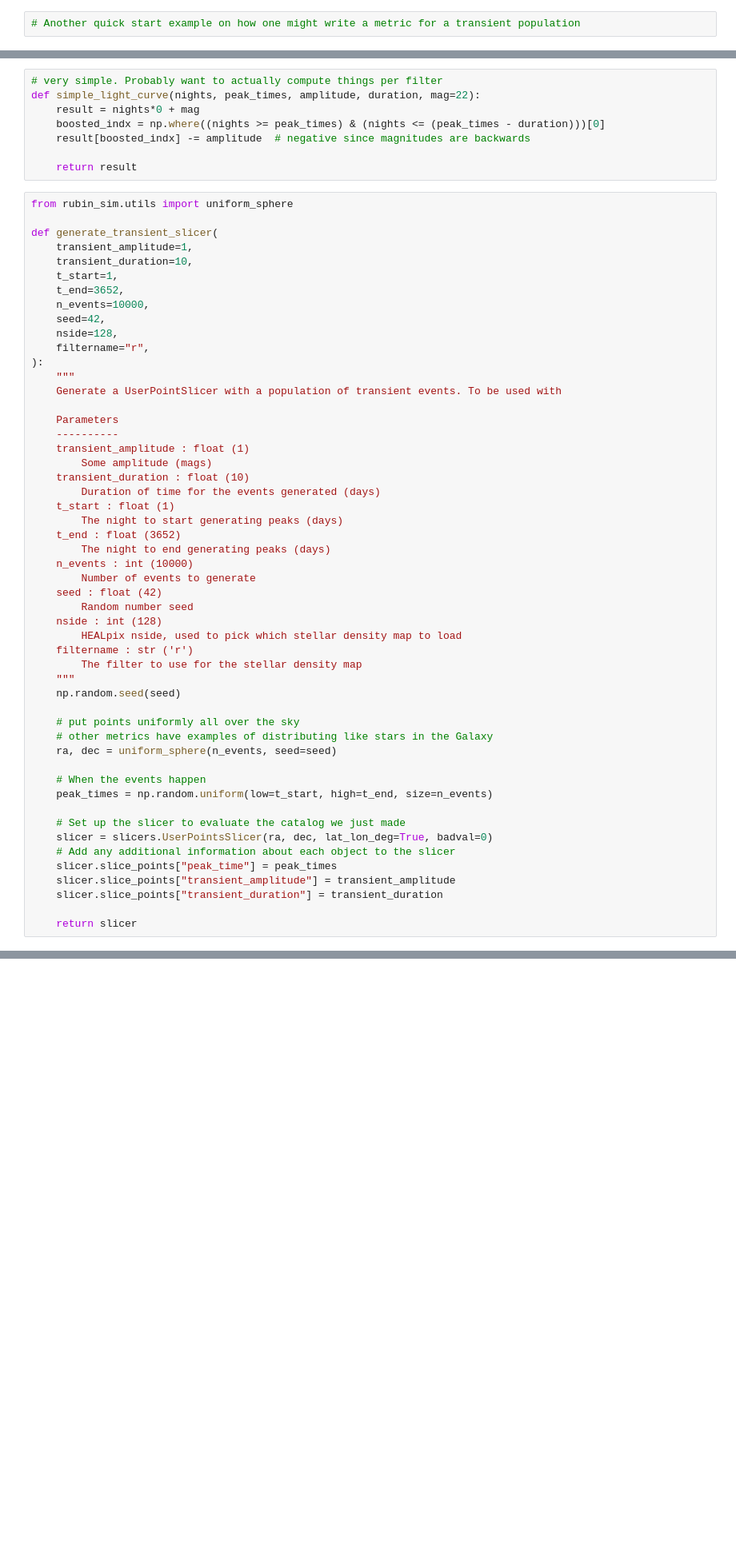
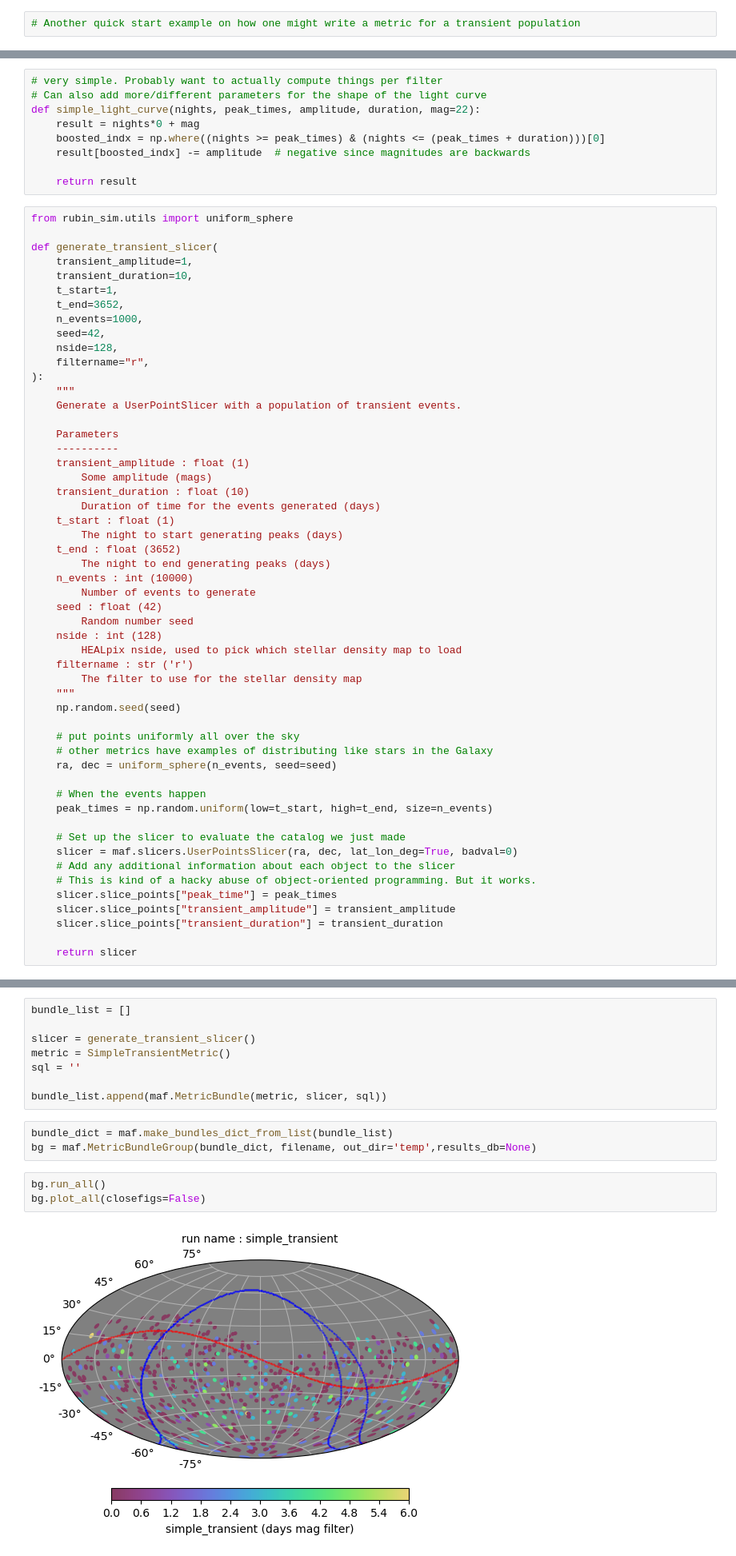
Before and after one commit to yoachim/22_Scratch, a Jupyter notebook: maf_quickstart/maf_pop_quickstart.ipynb, the cells around one changed output, grey strips where cells are left out. Shown at 80% size. Saved outputs shown, nothing was run; the diff lists cells and outputs as text; blank space fills up the shorter version.

```diff
--- a/maf_quickstart/maf_pop_quickstart.ipynb
+++ b/maf_quickstart/maf_pop_quickstart.ipynb
@@ -18,9 +18,10 @@ filename = get_baseline()
 run_name = filename.replace('.db', '')
 # %%
 # very simple. Probably want to actually compute things per filter
+# Can also add more/different parameters for the shape of the light curve
 def simple_light_curve(nights, peak_times, amplitude, duration, mag=22):
     result = nights*0 + mag
-    boosted_indx = np.where((nights >= peak_times) & (nights <= (peak_times - duration)))[0]
+    boosted_indx = np.where((nights >= peak_times) & (nights <= (peak_times + duration)))[0]
     result[boosted_indx] -= amplitude  # negative since magnitudes are backwards
 
     return result
@@ -32,13 +33,13 @@ def generate_transient_slicer(
     transient_duration=10,
     t_start=1,
     t_end=3652,
-    n_events=10000,
+    n_events=1000,
     seed=42,
     nside=128,
     filtername="r",
 ):
     """
-    Generate a UserPointSlicer with a population of transient events. To be used with
+    Generate a UserPointSlicer with a population of transient events.
 
     Parameters
     ----------
@@ -69,8 +70,9 @@ def generate_transient_slicer(
     peak_times = np.random.uniform(low=t_start, high=t_end, size=n_events)
 
     # Set up the slicer to evaluate the catalog we just made
-    slicer = slicers.UserPointsSlicer(ra, dec, lat_lon_deg=True, badval=0)
+    slicer = maf.slicers.UserPointsSlicer(ra, dec, lat_lon_deg=True, badval=0)
     # Add any additional information about each object to the slicer
+    # This is kind of a hacky abuse of object-oriented programming. But it works.
     slicer.slice_points["peak_time"] = peak_times
     slicer.slice_points["transient_amplitude"] = transient_amplitude
     slicer.slice_points["transient_duration"] = transient_duration
@@ -96,0 +127,16 @@ class SimpleTransientMetric(maf.BaseMetric):
+# %%
+bundle_list = []
+
+slicer = generate_transient_slicer()
+metric = SimpleTransientMetric()
+sql = ''
+
+bundle_list.append(maf.MetricBundle(metric, slicer, sql))
+# %%
+bundle_dict = maf.make_bundles_dict_from_list(bundle_list)
+bg = maf.MetricBundleGroup(bundle_dict, filename, out_dir='temp',results_db=None)
+# %%
+bg.run_all()
+bg.plot_all(closefigs=False)
+# %% [output]
+[figure, added]
```
Also changed, not shown: parts of 2 cells of this notebook, 2 other files.
